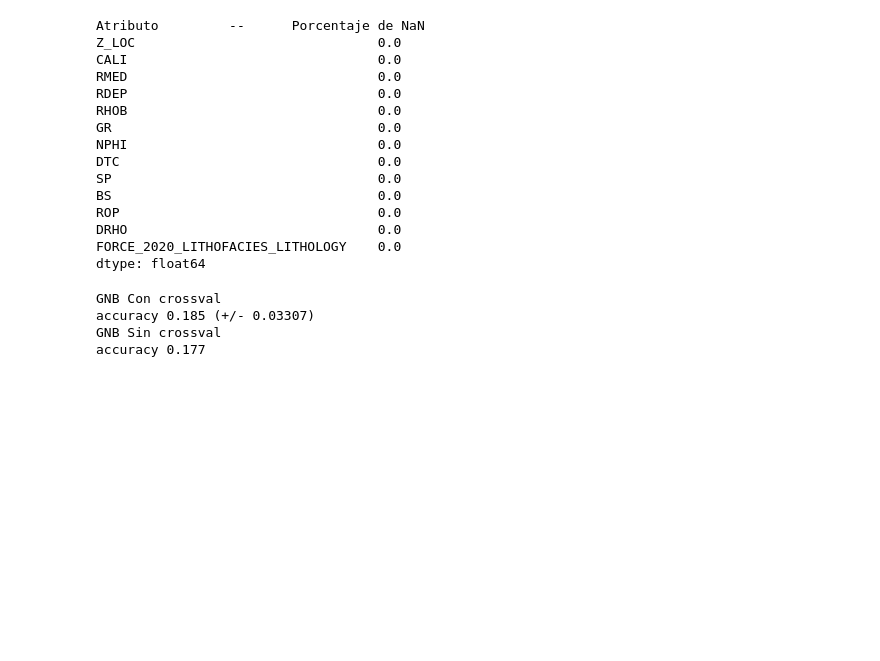
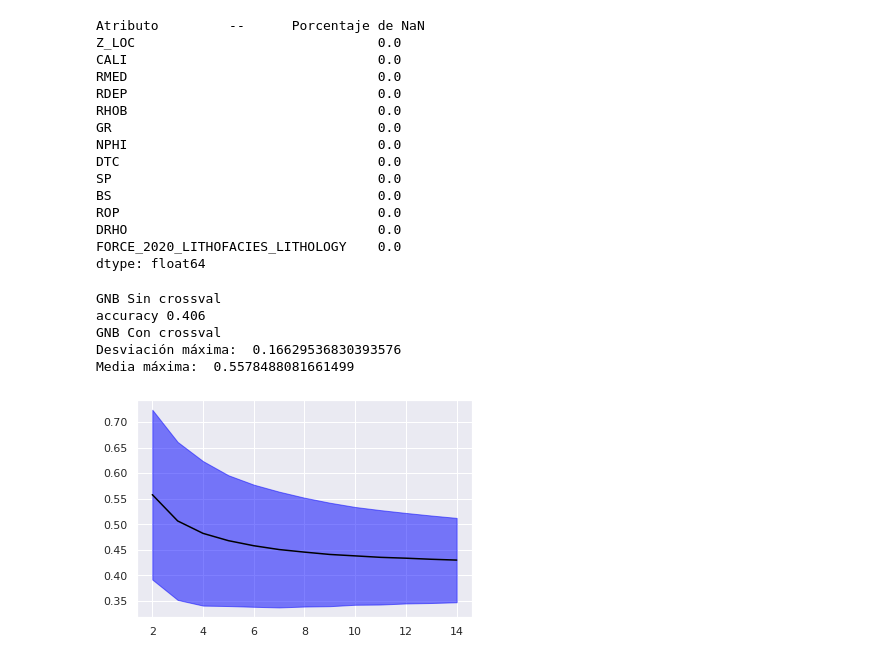
Before and after one commit to wDavid98/AI-Lithologies-Classification, a Jupyter notebook: Proyecto.ipynb, the cells around one changed output. Cells and saved outputs as stored; diff of their text form; code cells hidden in the pictures; blank space fills up the shorter version.

```diff
--- a/Proyecto.ipynb
+++ b/Proyecto.ipynb
@@ -265,25 +275,40 @@ def tnr(est,X,y):
-# %%
-## Naive-Guassian-Bayes
-from sklearn.naive_bayes import GaussianNB
-from sklearn.model_selection import cross_val_score, KFold
-from sklearn.metrics import *
-
-print("GNB Con crossval")
-estGB_1 = GaussianNB()
-s = cross_val_score(estGB_1, X, y, cv=KFold(20, shuffle=True), scoring=make_scorer(accuracy_score))
-print("accuracy %.3f (+/- %.5f)"%(np.mean(s), np.std(s)))
-
-print("GNB Sin crossval")
-estGB_2 = GaussianNB()
-estGB_2.fit(X_train,y_train)
-predict = estGB_2.predict(X_test)
-acc = accuracy_score(y_test,predict)
-print("accuracy %.3f"%acc)
-# %% [output]
-GNB Con crossval
-accuracy 0.185 (+/- 0.03307)
-GNB Sin crossval
-accuracy 0.177
+# %%
+## Naive-Guassian-Bayes
+from sklearn.naive_bayes import GaussianNB
+from sklearn.model_selection import cross_val_score, KFold
+from sklearn.metrics import *
+
+print("GNB Sin crossval")
+estGB_2 = GaussianNB()
+estGB_2.fit(X_train,y_train)
+predict = estGB_2.predict(X_test)
+acc = accuracy_score(y_test,predict)
+print("accuracy %.3f"%acc)
+
+
+print("GNB Con crossval")
+scores = []
+stds = []
+folds = range(2,15,1)
+for i in folds:
+  estGB_1 = GaussianNB()
+  s = cross_val_score(estGB_1, X, y, cv=KFold(i, shuffle=True), scoring=make_scorer(accuracy_score))
+  scores.append(np.mean(s))
+  stds.append(np.std(s))
+scores = np.r_[scores]
+stds  = np.r_[stds]
+print("Desviación máxima: ",np.max(stds))
+print("Media máxima: ",np.max(scores))
+plt.plot(folds, scores,label="mean", color="black")
+plt.fill_between(folds, scores-stds, scores+stds, color="blue", alpha=.5, label="std")
+plt.show()
+# %% [output]
+GNB Sin crossval
+accuracy 0.406
+GNB Con crossval
+Desviación máxima:  0.16629536830393576
+Media máxima:  0.5578488081661499
+[figure, added]
 # %%
 ## Decision Tree
 from sklearn.tree import DecisionTreeClassifier
```
Also changed, not shown: parts of 31 cells of this notebook, 2 other files.
